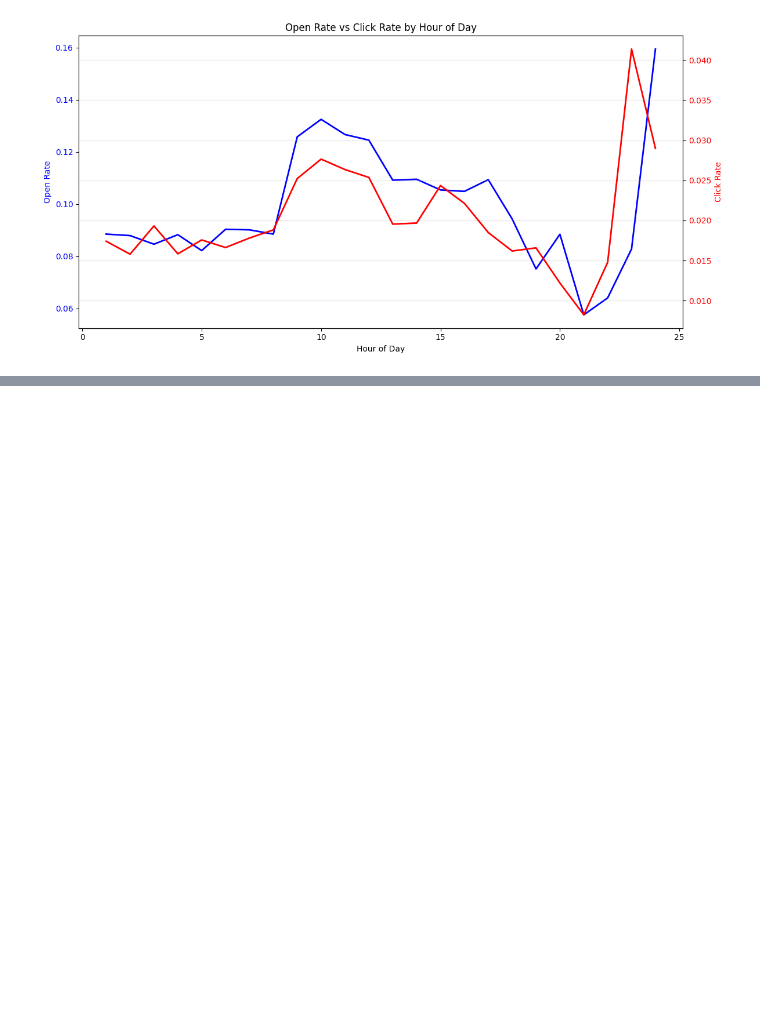
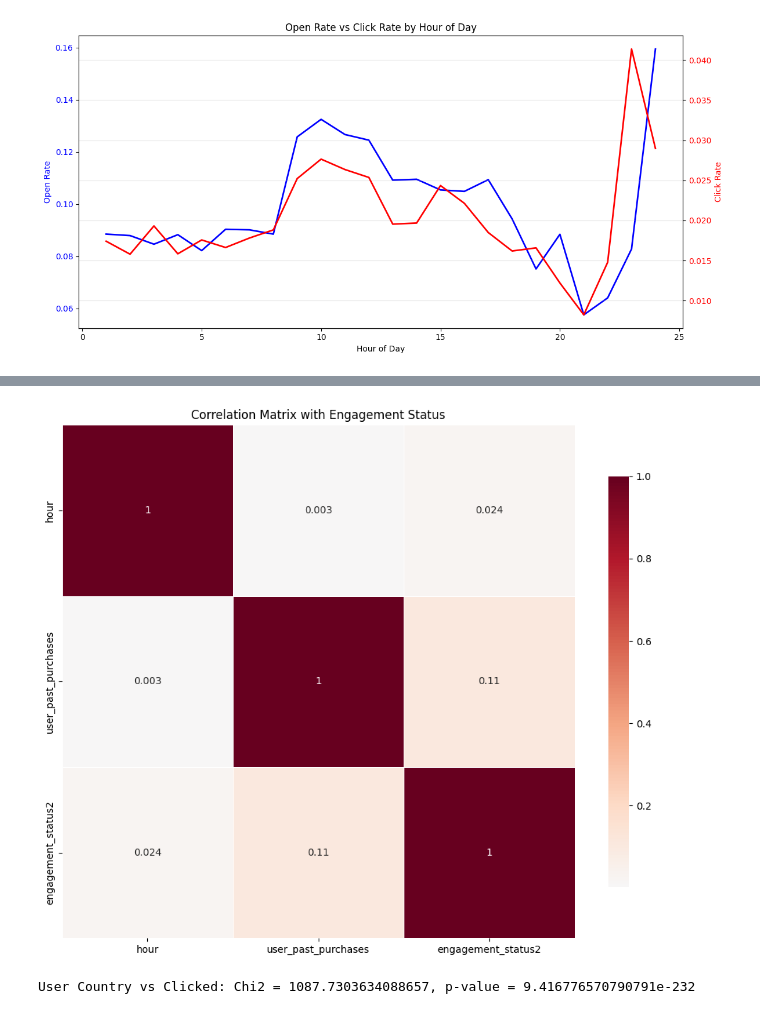
Before and after one commit to kokilagaurav/Email_marketing, a Jupyter notebook: notebook.ipynb, the cells around one changed output, grey strips where cells are left out. Saved outputs shown, nothing was run; the diff lists cells and outputs as text; code cells hidden in the pictures; blank space fills up the shorter version.

```diff
--- a/notebook.ipynb
+++ b/notebook.ipynb
@@ -351,0 +404,19 @@ plt.show()
+# %%
+plt.figure(figsize=(10, 8))
+sns.heatmap(correlation_matrix, annot=True, cmap='RdBu_r', center=0,
+            square=True, linewidths=0.5, cbar_kws={"shrink": .8})
+plt.title('Correlation Matrix with Engagement Status')
+plt.tight_layout()
+plt.show()
+# %% [output]
+[figure, added]
+# %%
+from scipy.stats import chi2_contingency
+
+# Calculate contingency table for user_country vs clicked
+contingency_table_user_country = pd.crosstab(new_df['user_country'], new_df['engagement_status2'])
+chi2_country, p_country, dof_country, expected_country = chi2_contingency(contingency_table_user_country)
+
+print(f"User Country vs Clicked: Chi2 = {chi2_country}, p-value = {p_country}")
+# %% [output]
+User Country vs Clicked: Chi2 = 1087.7303634088657, p-value = 9.416776570790791e-232
```
Also changed, not shown: parts of 24 cells of this notebook.
